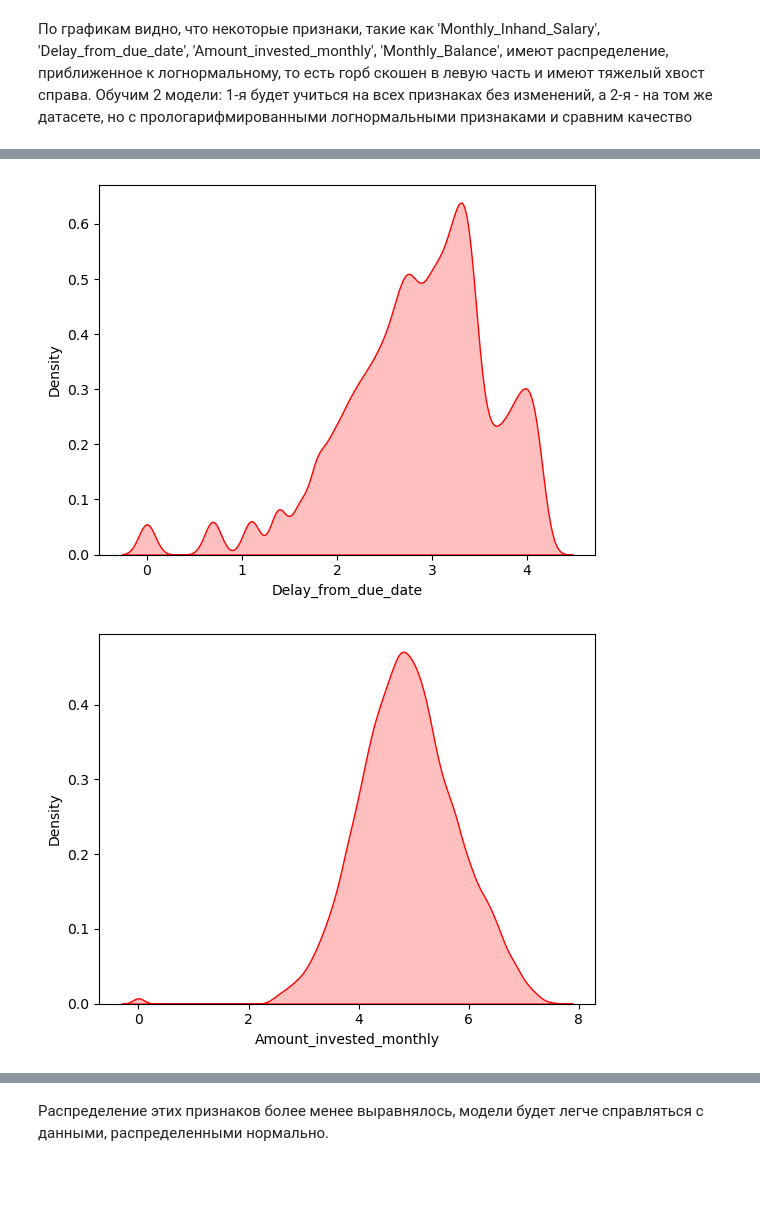
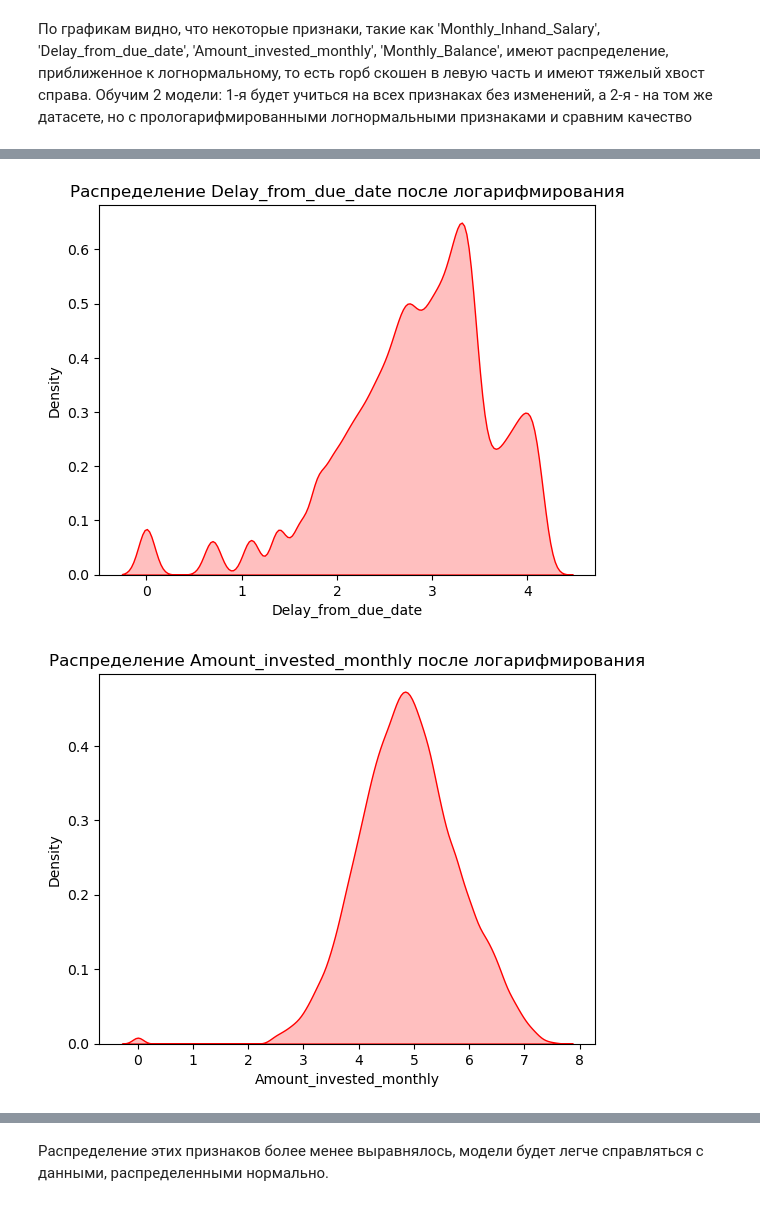
Before and after one commit to Vladlen1708/Credit-score-first-pet-project-, a Jupyter notebook: Credit_score.ipynb, the cells around one changed output, grey strips where cells are left out. Drawn from its saved outputs; the diff is of its cells as text; code cells hidden in the pictures; blank space fills up the shorter version.

```diff
--- a/Credit_score.ipynb
+++ b/Credit_score.ipynb
@@ -94,18 +105,16 @@ train.head(2)
 cat_features = ["Month", "Occupation", "Type_of_Loan", "Credit_Mix", "Payment_Behaviour", "Payment_of_Min_Amount"]
 # %%
 # Обработка артефактных значений
-def drop_artifact_rows(df, columns):
-    mask = pd.Series(False, index=df.index)
+# Вместо удаления строк — заменяем артефакты на NaN.
+# CatBoost умеет работать с NaN нативно, поэтому строки не теряются.
+def replace_artifacts_with_nan(df, columns):
+    df = df.copy()
     for col in columns:
-        converted = pd.to_numeric(df[col], errors='coerce')
-        artifacts = df[col].notna() & converted.isna()
-        mask = mask | artifacts
-        print(f"В колонке '{col}' найдено артефактов: {artifacts.sum()}")
-
-    df_cleaned = df[~mask].copy()
-    for col in columns:
-        df_cleaned[col] = pd.to_numeric(df_cleaned[col], errors='ignore')
-    return df_cleaned
+        before = df[col].notna().sum()
+        df[col] = pd.to_numeric(df[col], errors='coerce')  # артефакты → NaN
+        after = df[col].notna().sum()
+        print(f"В колонке '{col}' заменено артефактов на NaN: {before - after}")
+    return df
 # %% [markdown]
 В некоторых столбцах, содержащих только числовые значения (float), встречаются артефакты по типу '28_' (string). Нижняя функция чистит датасет от этого, а именно удаляет из него целую строки, если в одном из признаков есть такой артефакт.
 # %%
@@ -127,5 +136,8 @@ for col in train.drop(columns = cat_features).columns:
 # %% [markdown]
 Получены столбцы с артефактами
 # %%
-train = drop_artifact_rows(train, ["Age", "Annual_Income", "Num_of_Loan", "Num_of_Delayed_Payment", "Changed_Credit_Limit", "Outstanding_Debt", "Amount_invested_monthly", "Monthly_Balance"])
+train = replace_artifacts_with_nan(train, ["Age", "Annual_Income", "Num_of_Loan",
+                                             "Num_of_Delayed_Payment", "Changed_Credit_Limit",
+                                             "Outstanding_Debt", "Amount_invested_monthly",
+                                             "Monthly_Balance"])
 # %% [output]
@@ -152,7 +164,9 @@ train.head(2)
 Разбиваем выборку на обучающую и тестовую
 # %%
 y, X = train['Credit_Score'], train.drop('Credit_Score', axis=1)
-X_train, X_test, y_train, y_test = train_test_split(X, y, test_size=0.2, random_state=42)
+
+# stratify=y — гарантирует одинаковое соотношение классов в train и test
+X_train, X_test, y_train, y_test = train_test_split(X, y, test_size=0.2, random_state=42, stratify=y)
 # %% [markdown]
 ### Корреляционный анализ
 # %%
@@ -207,13 +221,18 @@ for col in X_train.drop(columns = cat_features).columns:
 # %% [markdown]
 По графикам видно, что некоторые признаки, такие как 'Monthly_Inhand_Salary', 'Delay_from_due_date', 'Amount_invested_monthly', 'Monthly_Balance', имеют распределение, приближенное к логнормальному, то есть горб скошен в левую часть и имеют тяжелый хвост справа. Обучим 2 модели: 1-я будет учиться на всех признаках без изменений, а 2-я - на том же датасете, но с прологарифмированными логнормальными признаками и сравним качество
 # %%
-# Пробуем прологарифмировать некоторые признаки, чьи распределения скошены влевы и имеют тяжелый правый хвост, чтобы приблзить их к нормальному распределению
+# Логарифмируем признаки с логнормальным распределением.
+# clip(lower=0) защищает от -inf при отрицательных значениях (например, Delay_from_due_date=-1)
+
 lognorm_features = ['Monthly_Inhand_Salary', 'Delay_from_due_date', 'Amount_invested_monthly', 'Monthly_Balance']
 y_log, X_log = train['Credit_Score'], train.drop('Credit_Score', axis=1)
-X_train_log, X_test_log, y_train_log, y_test_log = train_test_split(X_log, y_log, test_size=0.2, random_state=42)
+X_train_log, X_test_log, y_train_log, y_test_log = train_test_split(
+    X_log, y_log, test_size=0.2, random_state=42, stratify=y_log)
+
 for col in lognorm_features:
-    X_train_log[col] = np.log(X_train_log[col]+1)
-    X_test_log[col] = np.log(X_test_log[col]+1)
+    X_train_log[col] = np.log1p(X_train_log[col].clip(lower=0))
+    X_test_log[col]  = np.log1p(X_test_log[col].clip(lower=0))
     sns.kdeplot(X_train_log[col], fill=True, color='red')
+    plt.title(f'Распределение {col} после логарифмирования')
     plt.show()
 # %% [output]
@@ -221,2 +240,2 @@ for col in lognorm_features:
-[figure, old version]
+[figure, new version]
-[figure, old version]
+[figure, new version]
```
Also changed, not shown: parts of 16 cells of this notebook, 2 other files.
